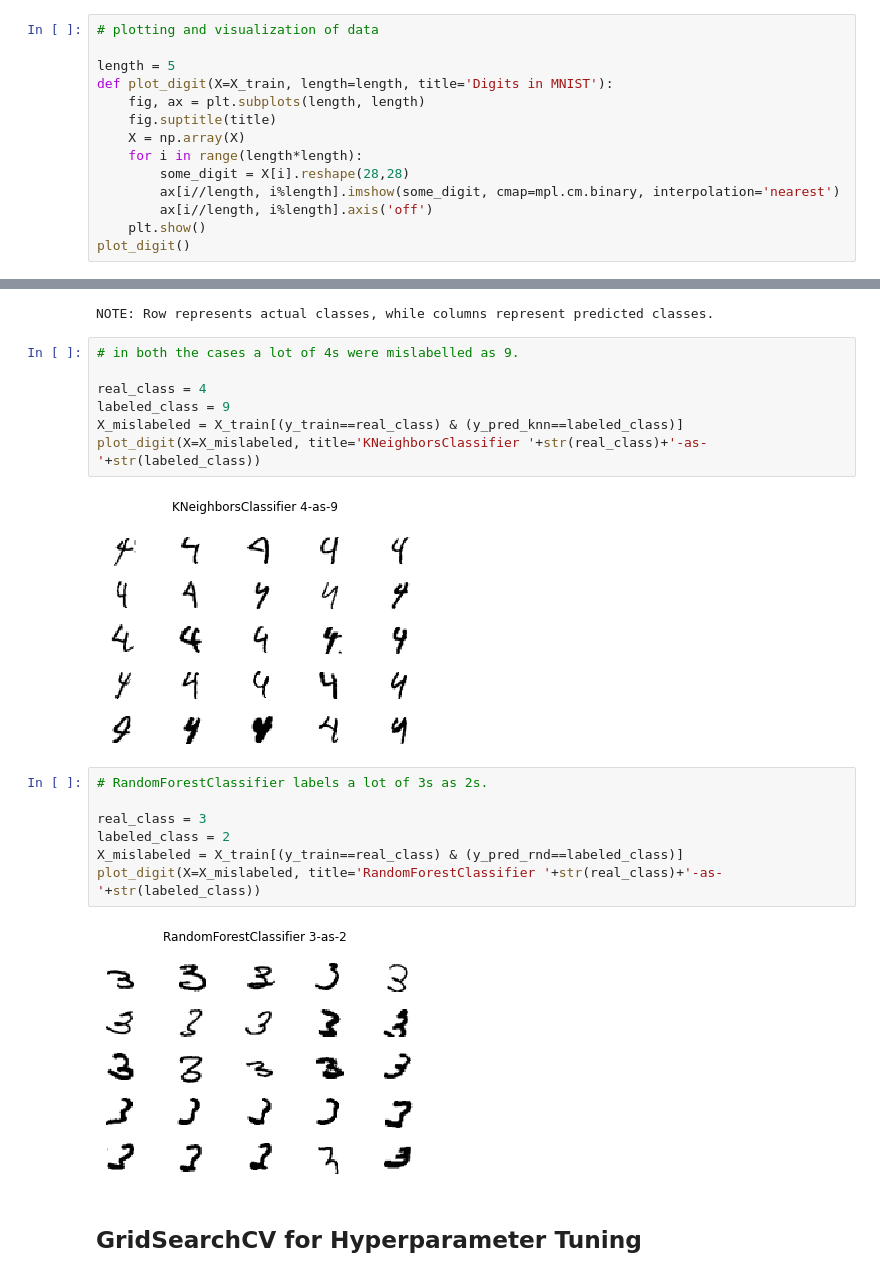
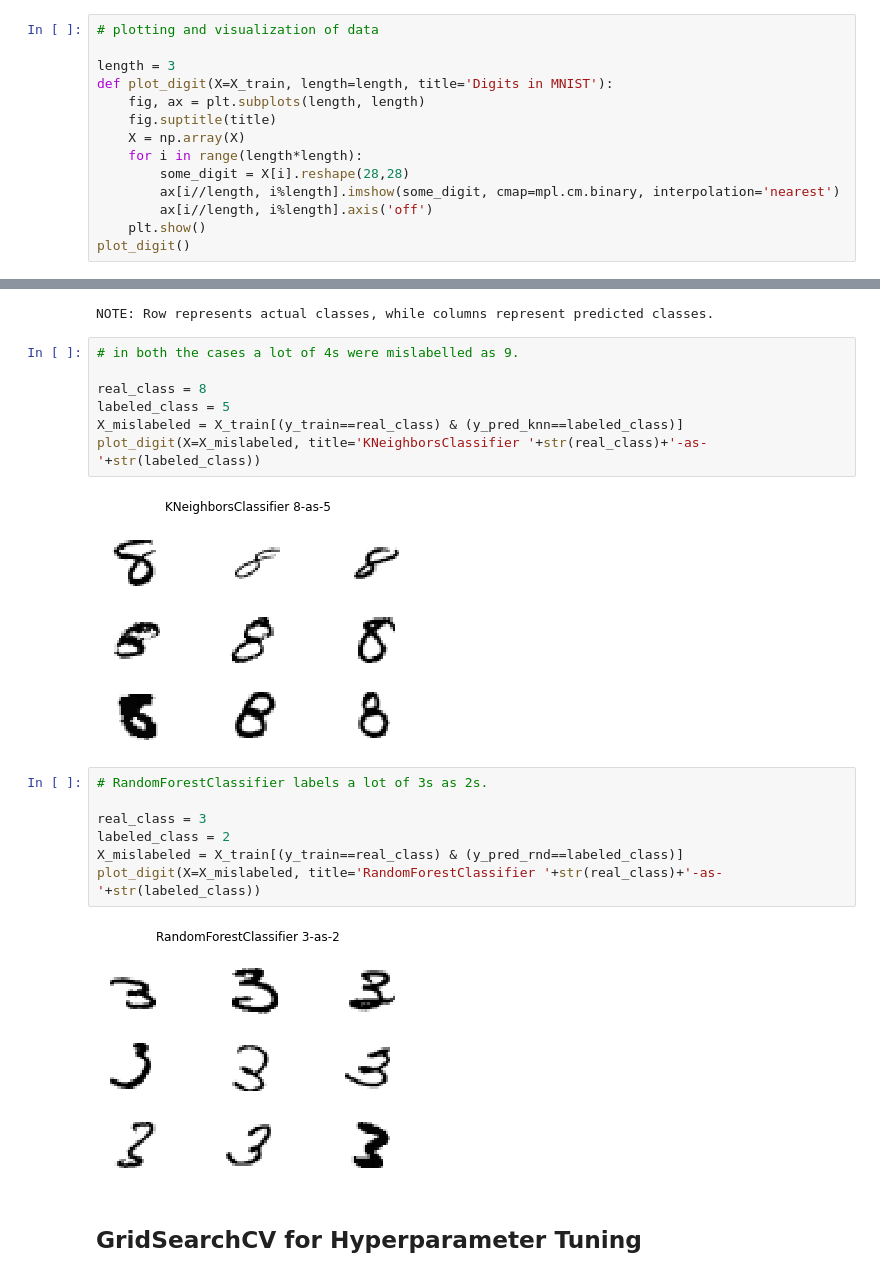
Before and after one commit to shubhamkaushal765/ML, a Jupyter notebook: MNIST 784 Classifier.ipynb, the cells around one changed output, grey strips where cells are left out. Cells and saved outputs as stored; diff of their text form.

```diff
--- a/MNIST 784 Classifier.ipynb
+++ b/MNIST 784 Classifier.ipynb
@@ -26,7 +47,7 @@ X_train.head()
 # %%
 # plotting and visualization of data
 
-length = 5
+length = 3
 def plot_digit(X=X_train, length=length, title='Digits in MNIST'):
     fig, ax = plt.subplots(length, length)
     fig.suptitle(title)
@@ -205,12 +257,12 @@ NOTE: Row represents actual classes, while columns represent predicted classes.
 # %%
 # in both the cases a lot of 4s were mislabelled as 9.
 
-real_class = 4
-labeled_class = 9
+real_class = 8
+labeled_class = 5
 X_mislabeled = X_train[(y_train==real_class) & (y_pred_knn==labeled_class)]
 plot_digit(X=X_mislabeled, title='KNeighborsClassifier '+str(real_class)+'-as-'+str(labeled_class))
 # %% [output]
-[figure, old version]
+[figure, new version]
 # %%
 # RandomForestClassifier labels a lot of 3s as 2s.
 
@@ -219,7 +271,7 @@ labeled_class = 2
 X_mislabeled = X_train[(y_train==real_class) & (y_pred_rnd==labeled_class)]
 plot_digit(X=X_mislabeled, title='RandomForestClassifier '+str(real_class)+'-as-'+str(labeled_class))
 # %% [output]
-[figure, old version]
+[figure, new version]
 # %% [markdown]
 ## GridSearchCV for Hyperparameter Tuning
 # %%
```
Also changed, not shown: parts of 27 cells of this notebook, 1 other file.
